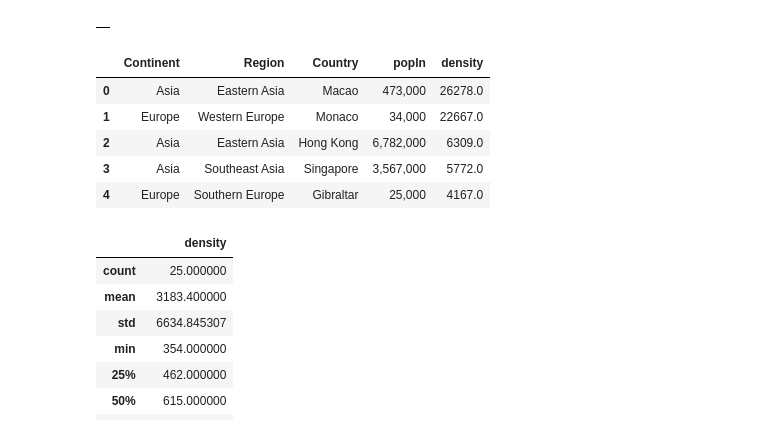
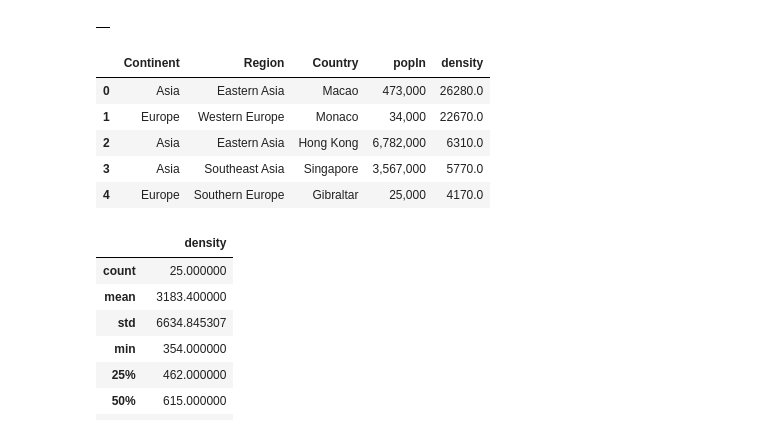
Before and after one commit to student-IH-labs-and-stuff/BER-DAFT-OCT20-Sian, a Jupyter notebook: Other/unit 3 day 1.ipynb, the cells around one changed output. Saved outputs shown, nothing was run; the diff lists cells and outputs as text; code cells hidden in the pictures.

```diff
--- a/Other/unit 3 day 1.ipynb
+++ b/Other/unit 3 day 1.ipynb
@@ -62,24 +62,24 @@ pd.DataFrame(rows)
 ('ZWE', 'Shona', 'F', 72.1)
 |  |
 # %%
-#getting a data frame called df out of a sql query
+#getting a data frame called data out of a sql query
 #tip you can 1st practice and perfect your sql query inside a sql client
 
 engine.execute("USE world")
-query = 'select Continent as "Continent", Region as "Region", Name as "Country", FORMAT(Population,0) as "popln" , Round((Population/SurfaceArea),0) as "density"\
+query = 'select Continent as "Continent", Region as "Region", Name as "Country", FORMAT(Population,0) as "popln" , Round((Population/SurfaceArea),-1) as "density"\
 from world.Country  \
 where Population <> 0 \
 order by Density Desc \
 limit 25'
 data = pd.read_sql_query(query, engine)
 data.head()
 # %% [output]
 |  | Continent | Region | Country | popln | density |
-| 0 | Asia | Eastern Asia | Macao | 473,000 | 26278.0 |
-| 1 | Europe | Western Europe | Monaco | 34,000 | 22667.0 |
-| 2 | Asia | Eastern Asia | Hong Kong | 6,782,000 | 6309.0 |
-| 3 | Asia | Southeast Asia | Singapore | 3,567,000 | 5772.0 |
-| 4 | Europe | Southern Europe | Gibraltar | 25,000 | 4167.0 |
+| 0 | Asia | Eastern Asia | Macao | 473,000 | 26280.0 |
+| 1 | Europe | Western Europe | Monaco | 34,000 | 22670.0 |
+| 2 | Asia | Eastern Asia | Hong Kong | 6,782,000 | 6310.0 |
+| 3 | Asia | Southeast Asia | Singapore | 3,567,000 | 5770.0 |
+| 4 | Europe | Southern Europe | Gibraltar | 25,000 | 4170.0 |
 # %%
 data.describe()
 # %% [output]
```
Also changed, not shown: parts of 4 cells of this notebook, 1 other file.
